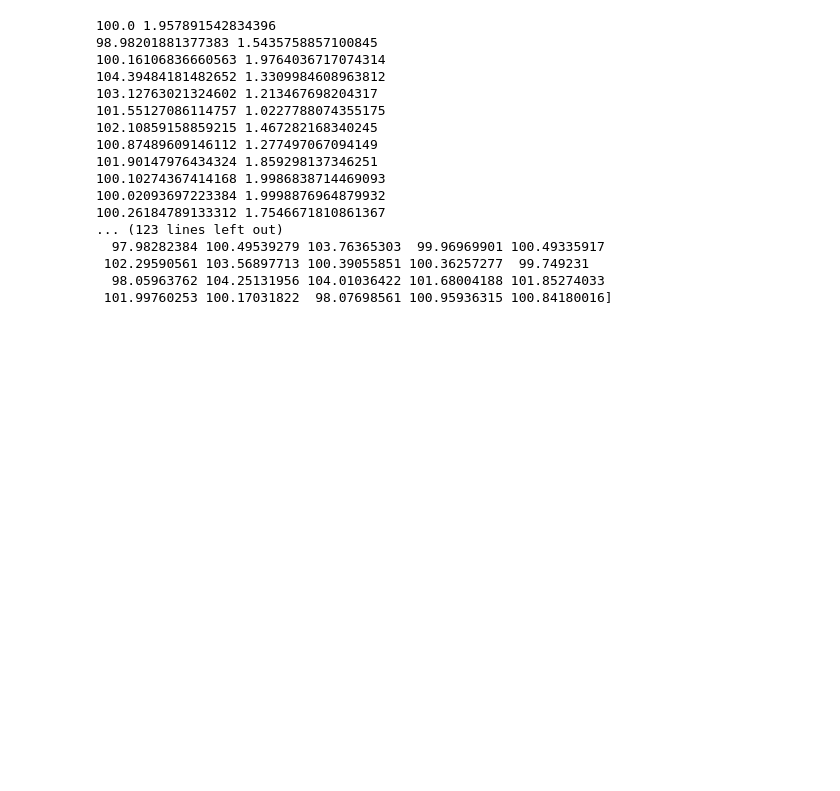
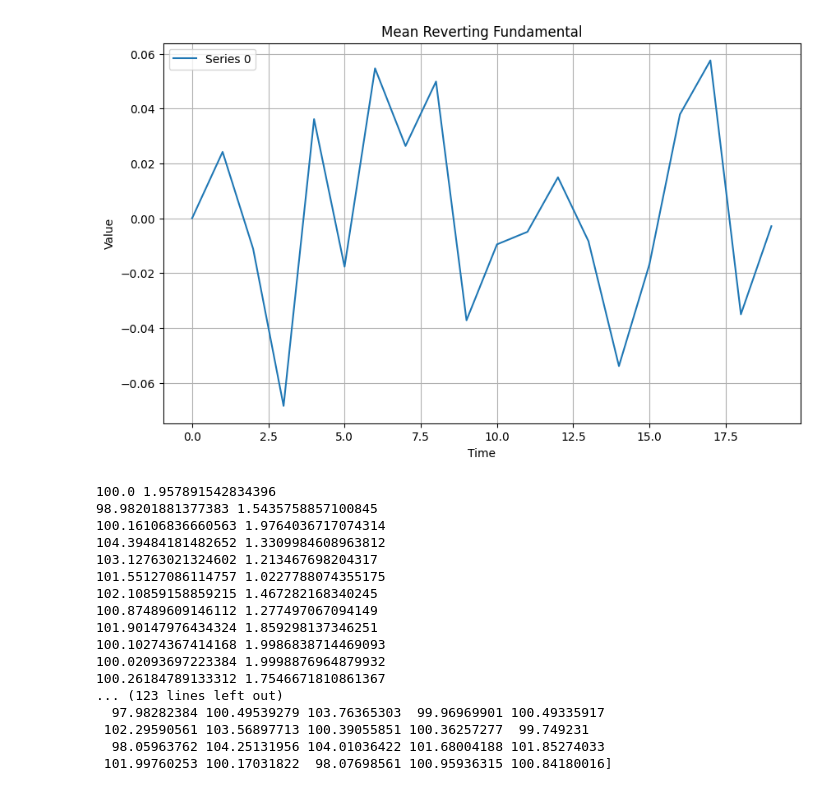
Before and after one commit to mythezone/abides-acc, a Jupyter notebook: model/timeseries/test.ipynb, the cells around one changed output. Cells and saved outputs as stored; diff of their text form; code cells hidden in the pictures; blank space fills up the shorter version.

```diff
--- a/model/timeseries/test.ipynb
+++ b/model/timeseries/test.ipynb
@@ -24,0 +27,19 @@ for i in range(5):
+# %%
+def descretization(x):
+    l = len(x)
+    res = [0]
+    for i in range(1, l):
+        res.append((x[i] - x[i-1])/x[i-1])
+
+    return res
+
+des_x = [descretization(mts[0])]
+plot_multi_timeseries(
+    des_x,
+    title="Mean Reverting Fundamental",
+    xlabel="Time",
+    ylabel="Value",
+    legend=["Series {}".format(i) for i in range(len(mts))]
+)
+# %% [output]
+[figure, added]
```
Also changed, not shown: parts of 2 cells of this notebook, 6 other files.
